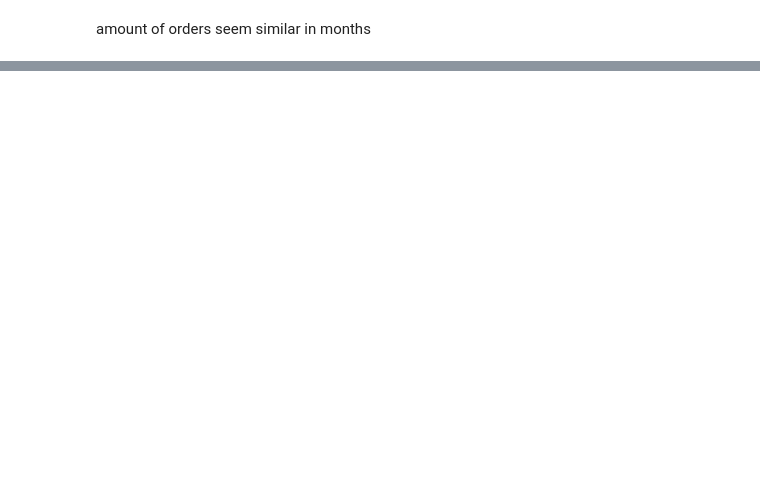
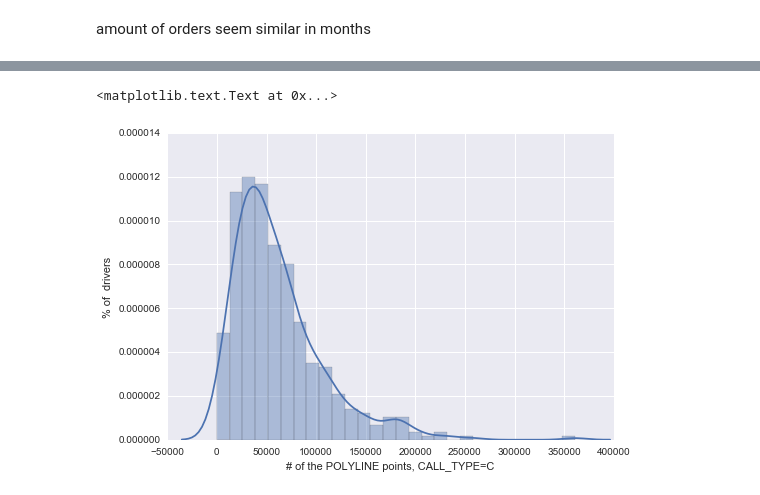
Before and after one commit to yennanliu/Kaggle.com_mini_project, a Jupyter notebook: Taxi-Trajectory-Prediction-I/kaggle_taxi_trajectory_statistics.ipynb, the cells around one changed output, grey strips where cells are left out. Drawn from its saved outputs; the diff is of its cells as text; code cells hidden in the pictures; blank space fills up the shorter version.

```diff
--- a/Taxi-Trajectory-Prediction-I/kaggle_taxi_trajectory_statistics.ipynb
+++ b/Taxi-Trajectory-Prediction-I/kaggle_taxi_trajectory_statistics.ipynb
@@ -217,0 +288,7 @@ amount of orders seem similar in  months
+# %%
+seaborn.distplot(df_modified[df_modified.CALL_TYPE=='C'].groupby(['TAXI_ID']).sum()['count_POLYLINE_point'])
+pyplot.xlabel('# of the POLYLINE points, CALL_TYPE=C')
+pyplot.ylabel('% of  drivers')
+# %% [output]
+<matplotlib.text.Text at 0x...>
+[figure, added]
```
Also changed, not shown: parts of 16 cells of this notebook.
